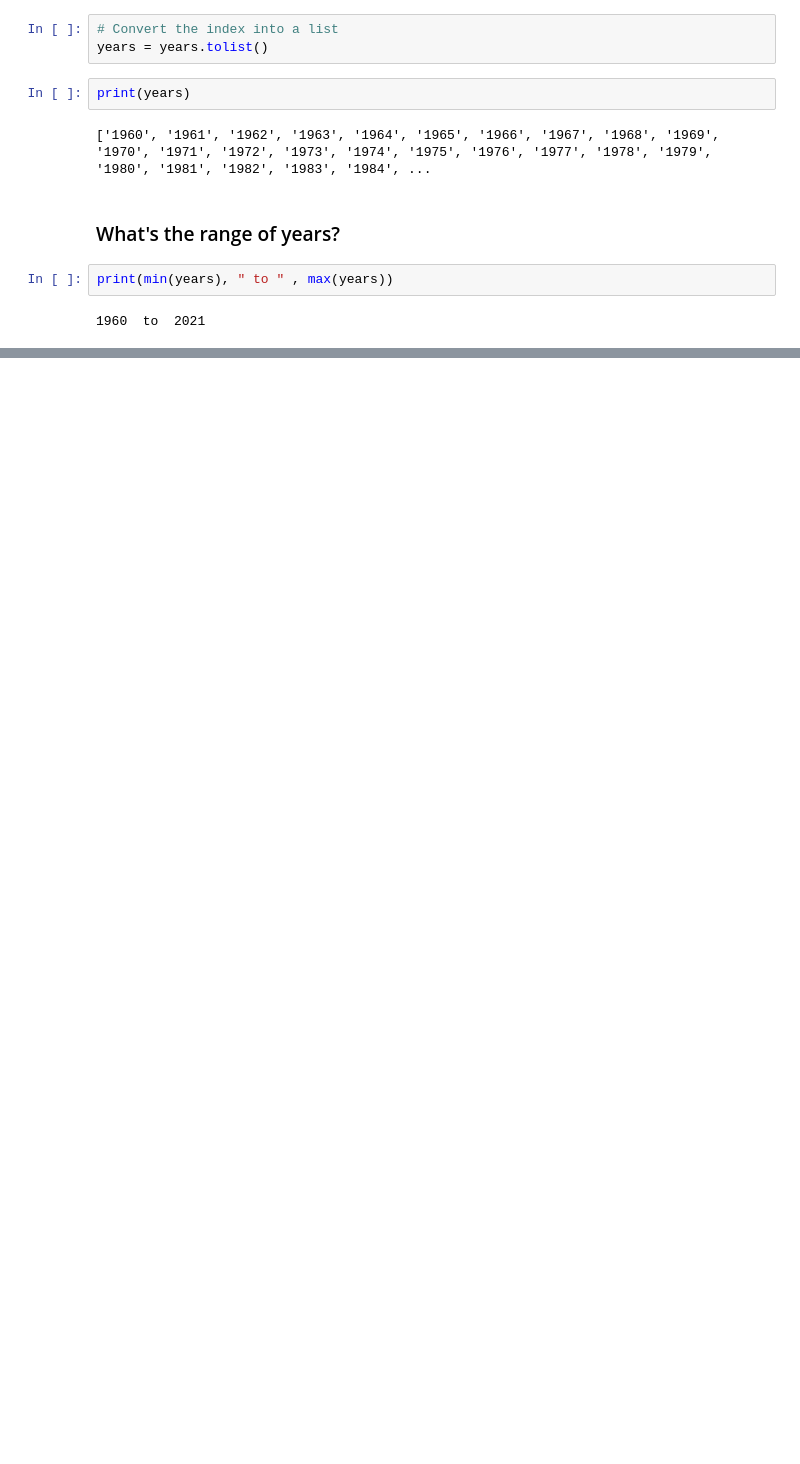
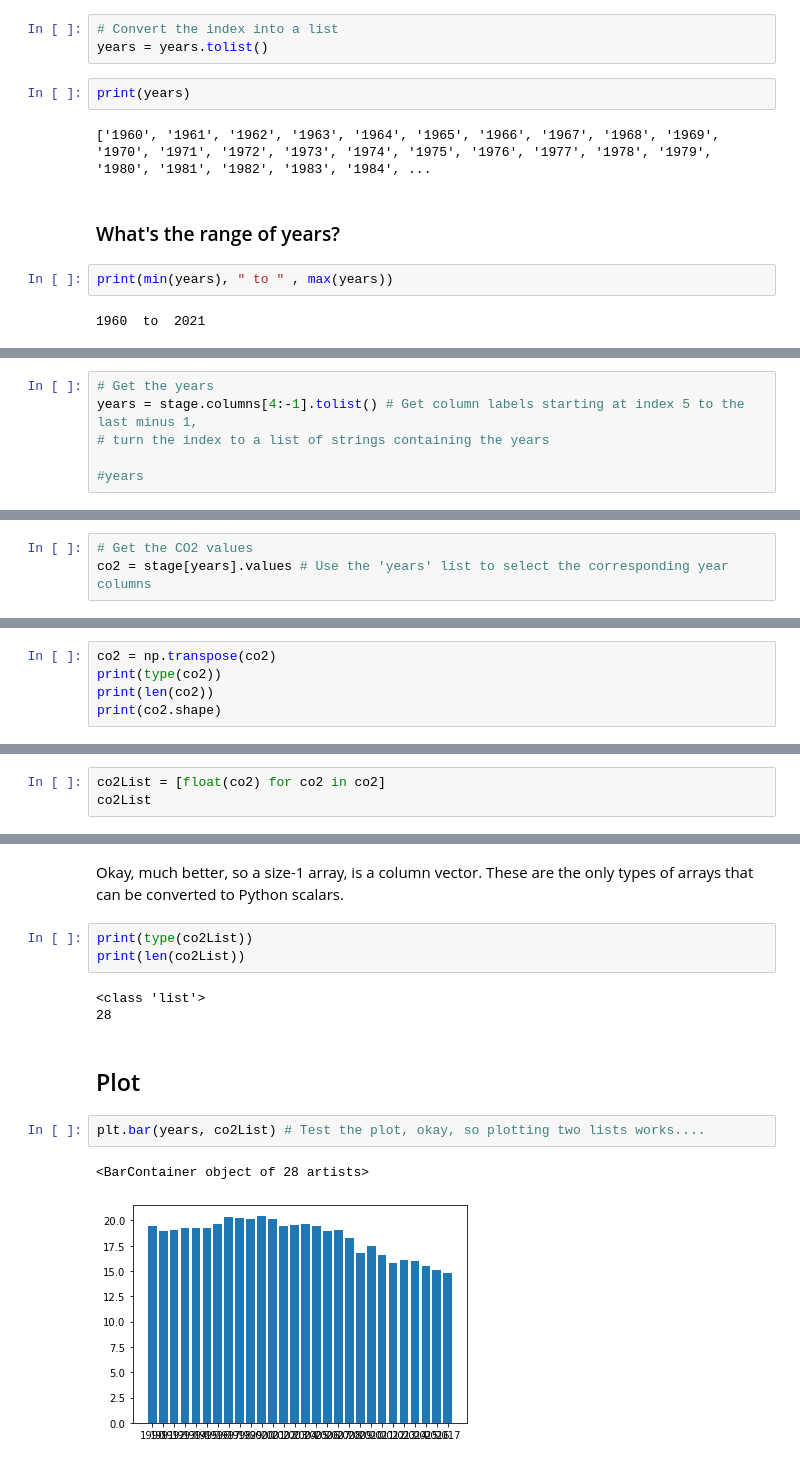
Before and after one commit to mannyjrod/ANA500, a Jupyter notebook: Intro_Matplotlib.ipynb, the cells around one changed output, grey strips where cells are left out. Saved outputs shown, nothing was run; the diff lists cells and outputs as text; blank space fills up the shorter version.

Commit message:
Raw data processed to be accepted by plt.bar method, bar plot functioning.

```diff
--- a/Intro_Matplotlib.ipynb
+++ b/Intro_Matplotlib.ipynb
@@ -122,0 +167,6 @@ print(min(years), " to " , max(years))
+# %%
+# Get the years
+years = stage.columns[4:-1].tolist() # Get column labels starting at index 5 to the last minus 1,
+# turn the index to a list of strings containing the years
+
+#years
@@ -122,0 +206,3 @@ print(min(years), " to " , max(years))
+# %%
+# Get the CO2 values
+co2 = stage[years].values # Use the 'years' list to select the corresponding year columns
@@ -122,0 +231,5 @@ print(min(years), " to " , max(years))
+# %%
+co2 = np.transpose(co2)
+print(type(co2))
+print(len(co2))
+print(co2.shape)
@@ -122,0 +251,3 @@ print(min(years), " to " , max(years))
+# %%
+co2List = [float(co2) for co2 in co2]
+co2List
@@ -122,0 +272,15 @@ print(min(years), " to " , max(years))
+# %% [markdown]
+Okay, much better, so a size-1 array, is a column vector. These are the only types of arrays that can be converted to Python scalars.
+# %%
+print(type(co2List))
+print(len(co2List))
+# %% [output]
+<class 'list'>
+28
+# %% [markdown]
+## Plot
+# %%
+plt.bar(years, co2List) # Test the plot, okay, so plotting two lists works....
+# %% [output]
+<BarContainer object of 28 artists>
+[figure, added]
```
Also changed, not shown: parts of 62 cells of this notebook.
